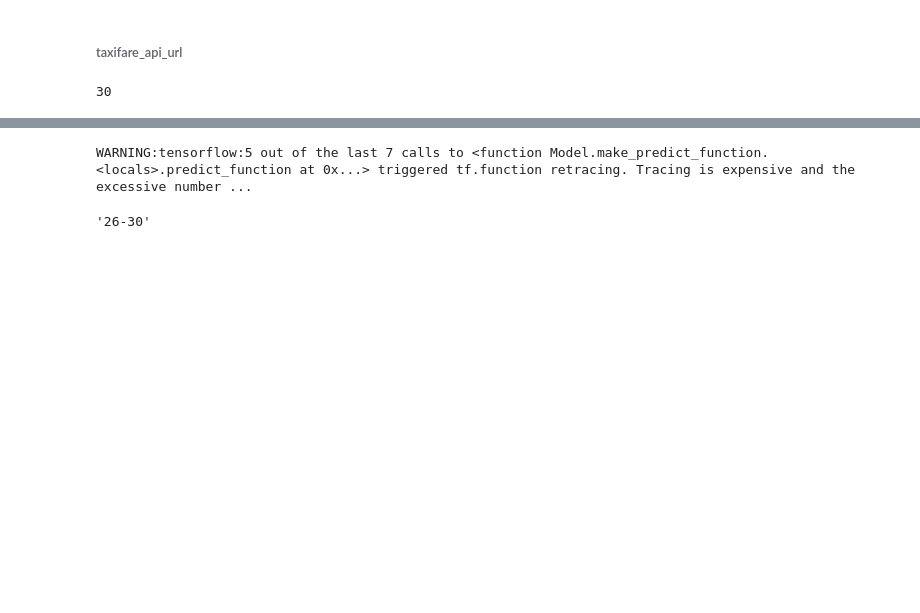
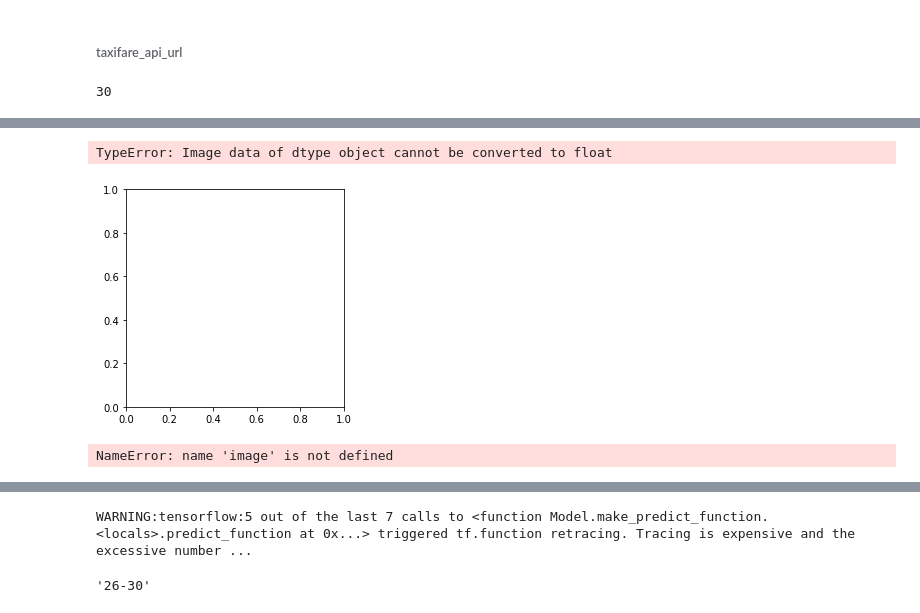
Before and after one commit to felixfa/AgeDetection, a Jupyter notebook: api/API usage.ipynb, the cells around one changed output, grey strips where cells are left out. Drawn from its saved outputs; the diff is of its cells as text; code cells hidden in the pictures; blank space fills up the shorter version.

```diff
--- a/api/API usage.ipynb
+++ b/api/API usage.ipynb
@@ -50,3 +57,19 @@ pred
+# %%
+cropper = Cropper(width=100, height=100)
+test_path = "/home/fruntxas/code/felixfa/AgeDetection/test_data/"
+cropped_array = cropper.crop(test_path+'old_woman.jpg')
+type(cropped_array)
+plt.imshow(cropped_array)
+# %% [output]
+TypeError: Image data of dtype object cannot be converted to float
+[figure, added]
+# %%
+image.crop(200, 200, 200, 200)
+window.add(image)
+window.wait()
+window.close()
+# %% [output]
+NameError: name 'image' is not defined
 # %%
 from autocrop import Cropper
 from tensorflow.keras import models
```
Also changed, not shown: parts of 4 cells of this notebook, 5 other files.
